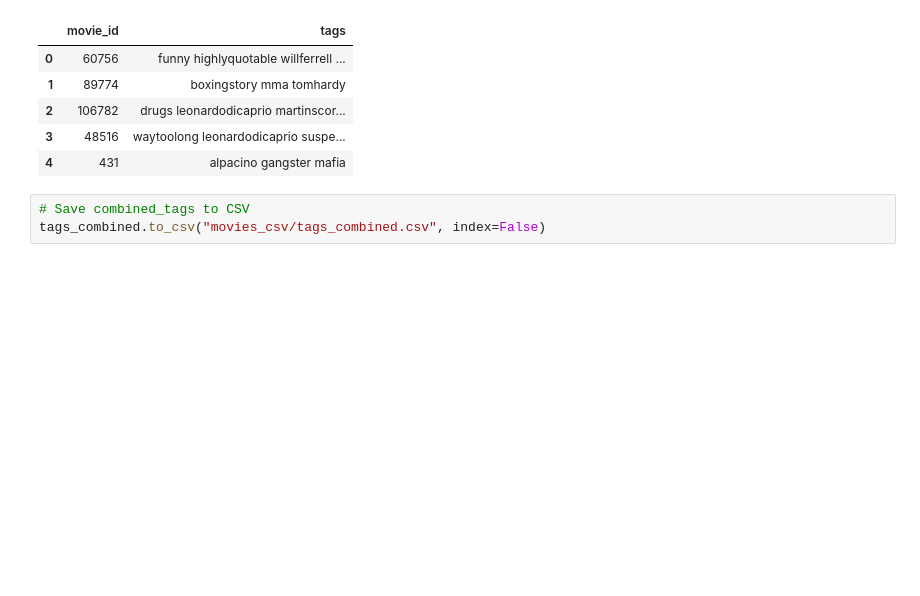
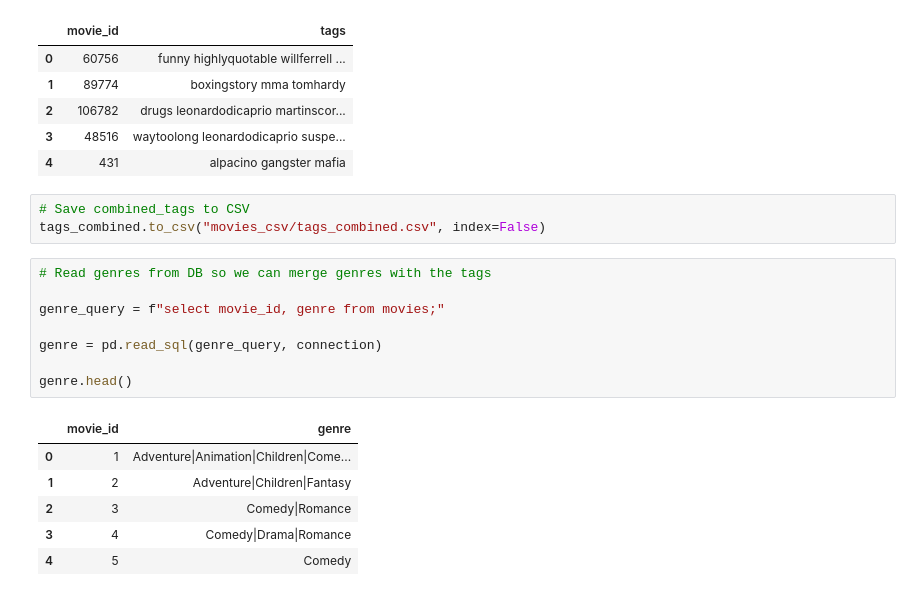
Before and after one commit to improvbutterfly/movies-project, a Jupyter notebook: CombineDataForMachineModel.ipynb, the cells around one changed output. Drawn from its saved outputs; the diff is of its cells as text; blank space fills up the shorter version.

```diff
--- a/CombineDataForMachineModel.ipynb
+++ b/CombineDataForMachineModel.ipynb
@@ -95,3 +95,18 @@ tags_combined.head()
 # %%
 # Save combined_tags to CSV
 tags_combined.to_csv("movies_csv/tags_combined.csv", index=False)
+# %%
+# Read genres from DB so we can merge genres with the tags
+
+genre_query = f"select movie_id, genre from movies;"
+
+genre = pd.read_sql(genre_query, connection)
+
+genre.head()
+# %% [output]
+|  | movie_id | genre |
+| 0 | 1 | Adventure|Animation|Children|Come... |
+| 1 | 2 | Adventure|Children|Fantasy |
+| 2 | 3 | Comedy|Romance |
+| 3 | 4 | Comedy|Drama|Romance |
+| 4 | 5 | Comedy |
```
Also changed, not shown: parts of 5 cells of this notebook, 1 other file.
